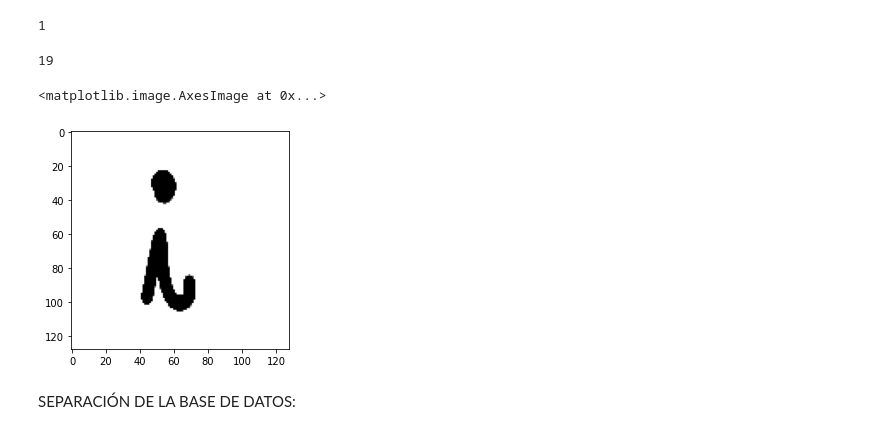
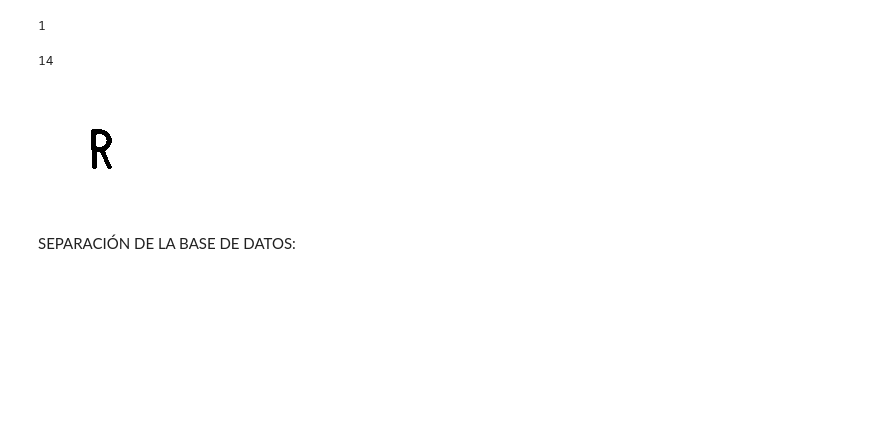
Before and after one commit to CarlosDev0/DeteccionPlacas, a Jupyter notebook: Detección_Placas5.ipynb, the cells around one changed output. Drawn from its saved outputs; the diff is of its cells as text; code cells hidden in the pictures; blank space fills up the shorter version.

```diff
--- a/Detección_Placas5.ipynb
+++ b/Detección_Placas5.ipynb
@@ -161,14 +161,14 @@ print((y_train2[0]))
 # %%
 import matplotlib.pyplot as plt
 
-print(y_test2[200])
+print(y_test2[201])
 
-plt.imshow(X_train2[2,:])
-plt.imshow(X_test2[200,:])
+#plt.imshow(X_train2[2,:])
+#plt.imshow(X_test2[377,:])
+cv2_imshow(X_test2[377,:])
 # %% [output]
-19
+14
-<matplotlib.image.AxesImage at 0x...>
-[figure, old version]
+[figure, new version]
 # %% [markdown]
 SEPARACIÓN DE LA BASE DE DATOS:
 # %%
```
Also changed, not shown: parts of 15 cells of this notebook, 1 other file.
